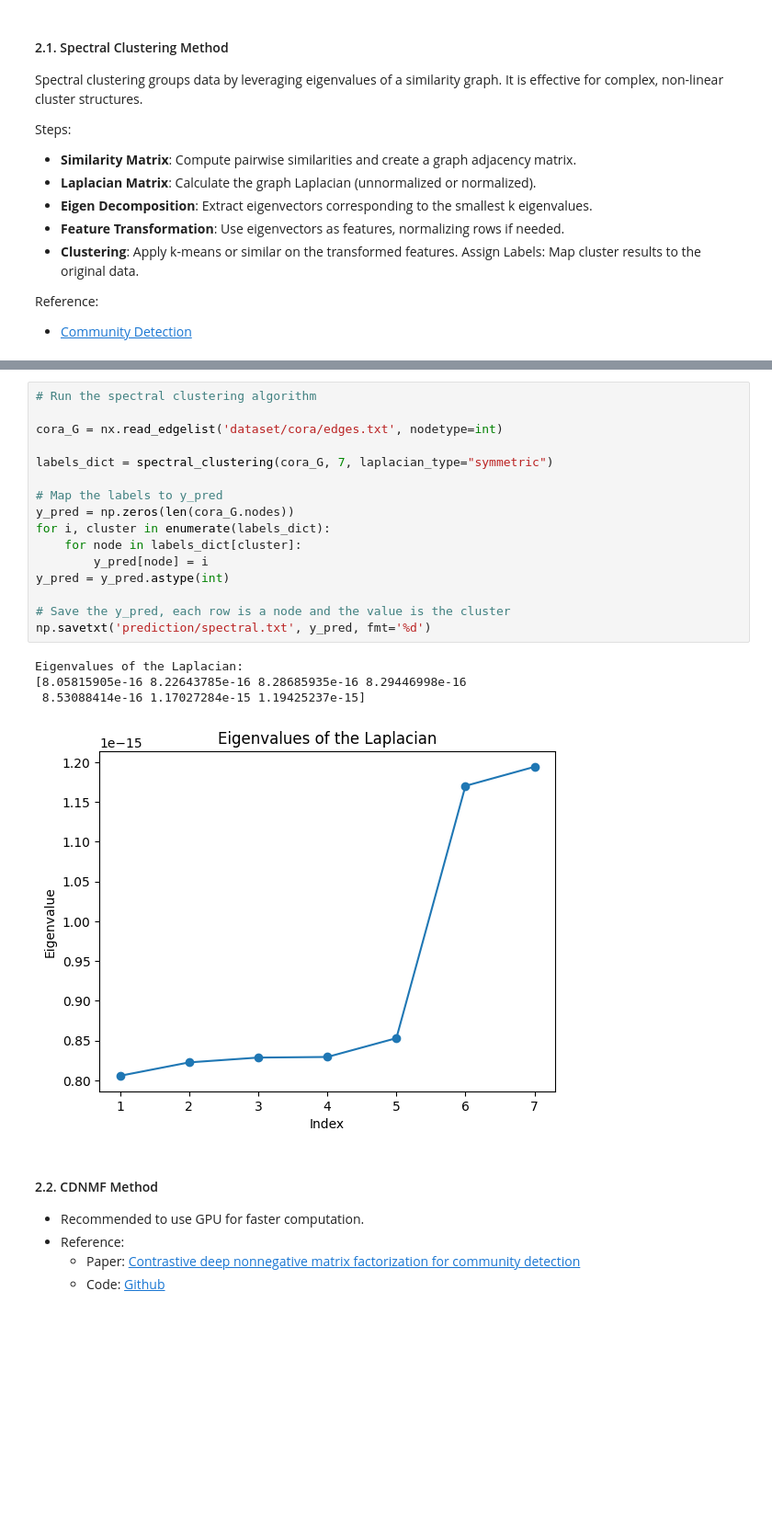
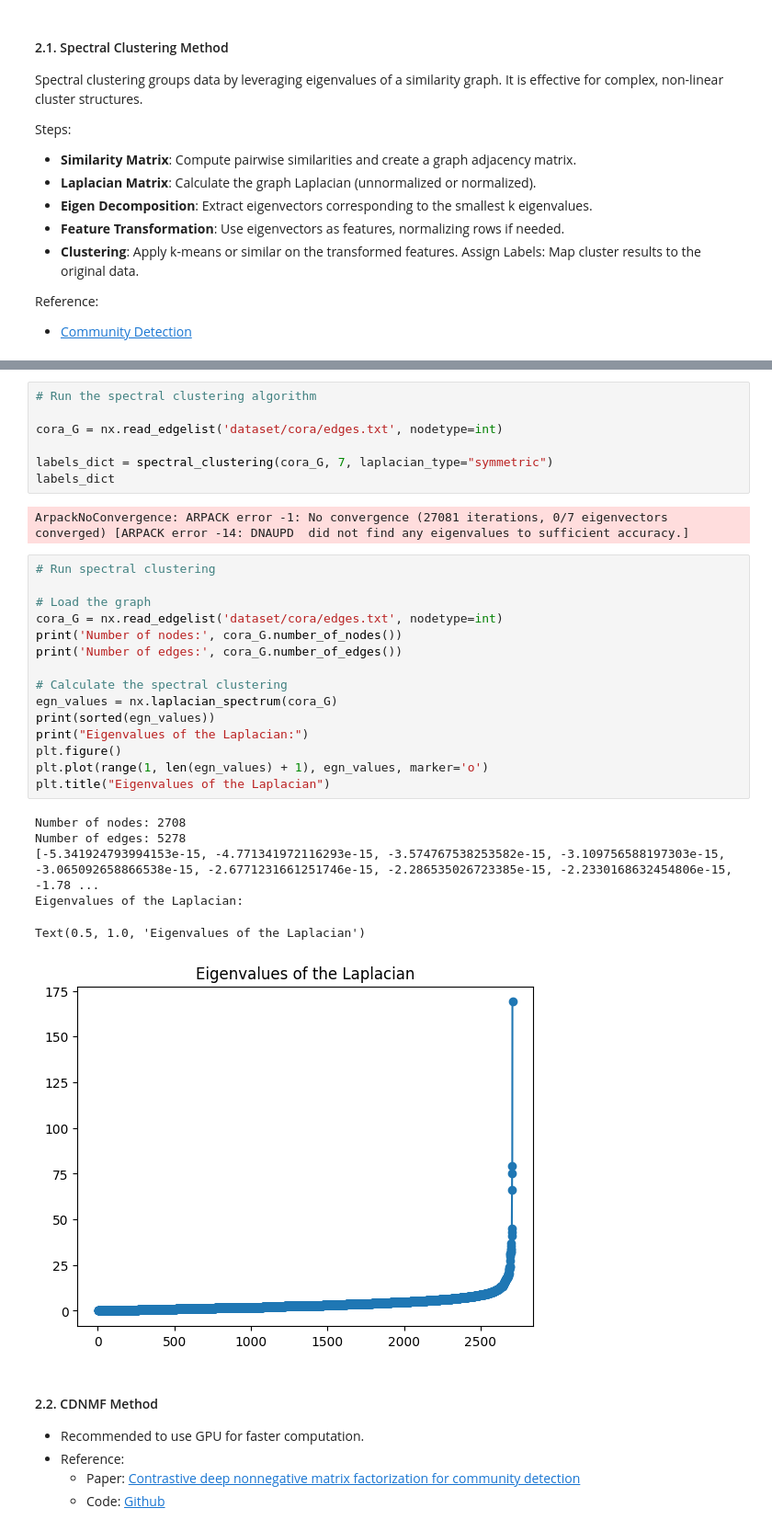
Before and after one commit to hardness1020/Community_Detection, a Jupyter notebook: main.ipynb, the cells around one changed output, grey strips where cells are left out. Shown at 92% size. Drawn from its saved outputs; the diff is of its cells as text; blank space fills up the shorter version.

```diff
--- a/main.ipynb
+++ b/main.ipynb
@@ -119,21 +127,31 @@ def spectral_clustering(G, k, laplacian_type="symmetric", **kwargs):
 cora_G = nx.read_edgelist('dataset/cora/edges.txt', nodetype=int)
 
 labels_dict = spectral_clustering(cora_G, 7, laplacian_type="symmetric")
-
-# Map the labels to y_pred
-y_pred = np.zeros(len(cora_G.nodes))
-for i, cluster in enumerate(labels_dict):
-    for node in labels_dict[cluster]:
-        y_pred[node] = i
-y_pred = y_pred.astype(int)
-
-# Save the y_pred, each row is a node and the value is the cluster
-np.savetxt('prediction/spectral.txt', y_pred, fmt='%d')
+labels_dict
 # %% [output]
-Eigenvalues of the Laplacian:
-[8.05815905e-16 8.22643785e-16 8.28685935e-16 8.29446998e-16
- 8.53088414e-16 1.17027284e-15 1.19425237e-15]
+ArpackNoConvergence: ARPACK error -1: No convergence (27081 iterations, 0/7 eigenvectors converged) [ARPACK error -14: DNAUPD  did not find any eigenvalues to sufficient accuracy.]
-[figure, removed]
+# %%
+# Run spectral clustering
+
+# Load the graph
+cora_G = nx.read_edgelist('dataset/cora/edges.txt', nodetype=int)
+print('Number of nodes:', cora_G.number_of_nodes())
+print('Number of edges:', cora_G.number_of_edges())
+
+# Calculate the spectral clustering
+egn_values = nx.laplacian_spectrum(cora_G)
+print(sorted(egn_values))
+print("Eigenvalues of the Laplacian:")
+plt.figure()
+plt.plot(range(1, len(egn_values) + 1), egn_values, marker='o')
+plt.title("Eigenvalues of the Laplacian")
+# %% [output]
+Number of nodes: 2708
+Number of edges: 5278
+[-5.341924793994153e-15, -4.771341972116293e-15, -3.574767538253582e-15, -3.109756588197303e-15, -3.065092658866538e-15, -2.6771231661251746e-15, -2.286535026723385e-15, -2.2330168632454806e-15, -1.78 ...
+Eigenvalues of the Laplacian:
+Text(0.5, 1.0, 'Eigenvalues of the Laplacian')
+[figure, added]
 # %% [markdown]
 #### 2.2. CDNMF Method
 - Recommended to use GPU for faster computation.
```
Also changed, not shown: parts of 6 cells of this notebook, 1 other file.
